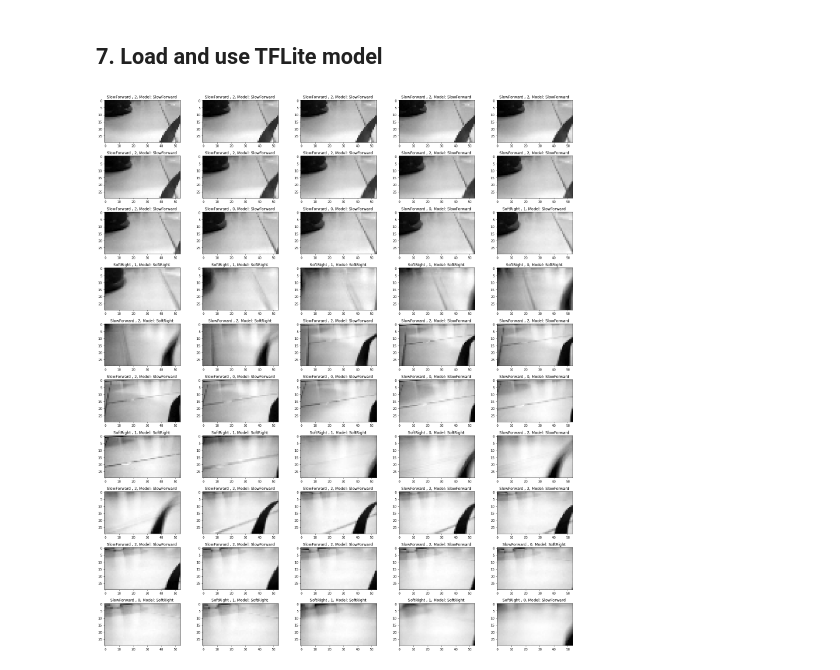
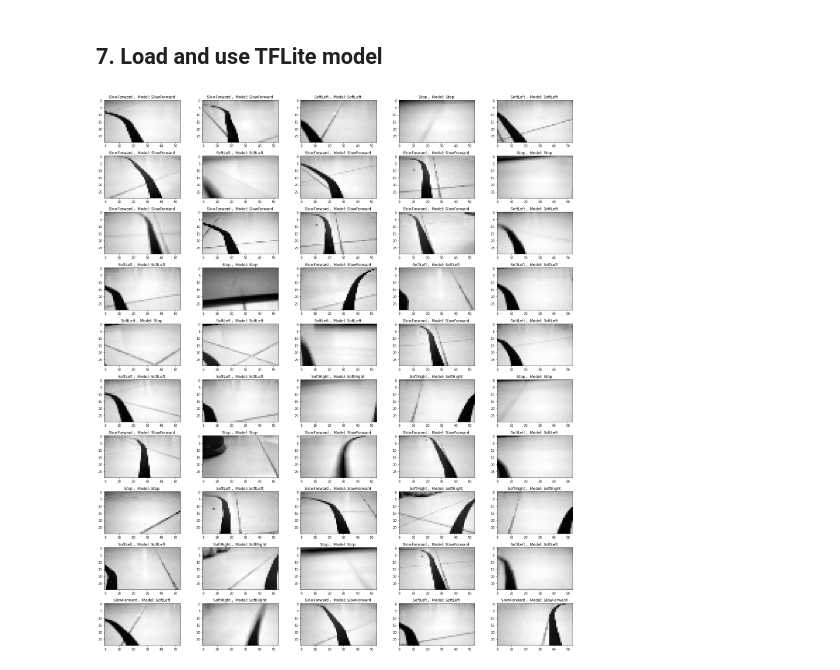
Before and after one commit to peter-seweiha/Freenove_4WD_Smart_Car, a Jupyter notebook: Code/PC/03.Retrain the model/Re-Train_CNN_Model.ipynb, the cells around one changed output. Drawn from its saved outputs; the diff is of its cells as text; code cells hidden in the pictures.

```diff
--- a/Code/PC/03.Retrain the model/Re-Train_CNN_Model.ipynb
+++ b/Code/PC/03.Retrain the model/Re-Train_CNN_Model.ipynb
@@ -56,3 +56,4 @@ data = pd.concat([soft_left, stop, slow_forward,soft_right ])
 # %%
 # randomise the images order
 data = data.sample(frac=1, random_state=42)
+data = data.reset_index()
@@ -66,7 +74,7 @@ for i in range(len(data)):
     img_as_json = data['img'][i]
     # convert the json to nested list
     img_as_list = json.loads(img_as_json)
-    motion = data['motion_encoding'][i]
+    motion = data['labels'][i]
     X.append(img_as_list)
     Y.append(motion)
 # %%
@@ -267,6 +276,6 @@ INFO:tensorflow:Assets written to: C:\Users\peter\AppData\Local\Temp\tmp89h6i96y
 # %%
 # name and save the lite model
-tflite_model_name = "computer_vision_driver.tflite"
+tflite_model_name = "computer_vision_driver_v2.tflite"
 open(tflite_model_name, "wb").write(tflite_model)
 # %% [output]
 126296
@@ -323,7 +332,7 @@ Learnings:  The smaller model accuracy didn't change much from the original mode
 # %% [markdown]
 ## 7. Load and use TFLite model
 # %%
-def review_lite_model_predictions(data = data, model_path = 'computer_vision_driver.tflite', START_FRAME = 200, END_FRAME = 300 ):
+def review_lite_model_predictions(data = data, model_path = 'computer_vision_driver_v2.tflite',label_txt = ['Stop', 'SlowForward', 'SoftLeft', 'SoftRight'], START_FRAME = 200, END_FRAME = 300 ):
 
     # Establish the gragh parameters
     no_of_frames = END_FRAME - START_FRAME
@@ -347,7 +356,7 @@ def review_lite_model_predictions(data = data, model_path = 'computer_vision_dri
     # iterate through data to create histograms
     for i, j in zip(range(START_FRAME,END_FRAME ), range(no_of_frames)):
         # get the image by location (as json format)
-        img_as_json = data['images'][i]
+        img_as_json = data['img'][i]
 
         # convert the json to nested list
         img_as_list = json.loads(img_as_json)
@@ -362,12 +371,12 @@ def review_lite_model_predictions(data = data, model_path = 'computer_vision_dri
         interpreter.set_tensor(input_details[0]['index'], img_as_array)
         interpreter.invoke()
         model_prediction = interpreter.get_tensor(output_details[0]['index'])
-        model_prediction = lookup.loc[np.argmax(model_prediction), 'motion']
+        model_prediction = label_txt[np.argmax(model_prediction)]
 
         # convert the nested list to np.array
         img = np.array(img_as_list)
         axs[j].imshow(img, cmap='gray')
-        axs[j].set_title(f"{data['motion'][i]} , {data['LMR'][i]}, Model: {model_prediction} ") # ,  {data['time-sec'][i]}
+        axs[j].set_title(f"{data['label txt'][i]} ,  Model: {model_prediction} ") # ,  {data['time-sec'][i]}
 
         # Hiding empty subplots if any
         for k in range(no_of_frames, len(axs)):
@@ -378,8 +387,9 @@ def review_lite_model_predictions(data = data, model_path = 'computer_vision_dri
     plt.show()
 # %%
 review_lite_model_predictions(data = data,
-                              model_path = 'computer_vision_driver.tflite',
+                              model_path = 'computer_vision_driver_v2.tflite',
+                              label_txt = ['Stop', 'SlowForward', 'SoftLeft', 'SoftRight'],
                               START_FRAME = 0,
                               END_FRAME = 50 )
 # %% [output]
-[figure, old version]
+[figure, new version]
```
Also changed, not shown: parts of 13 cells of this notebook, 3 other files.
